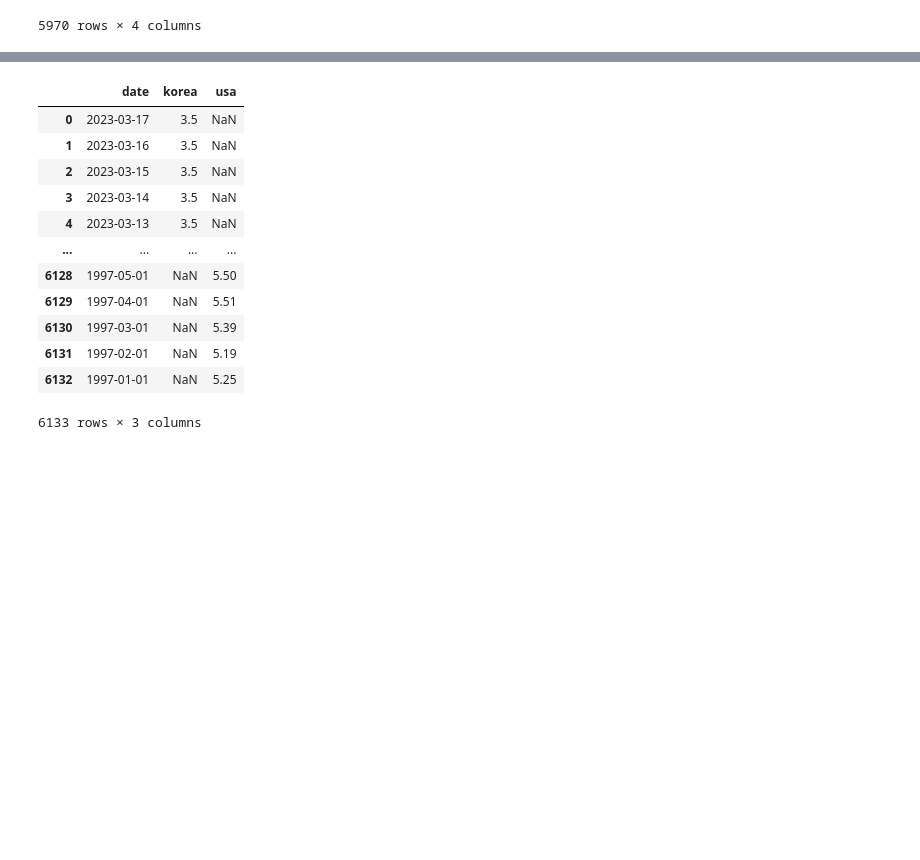
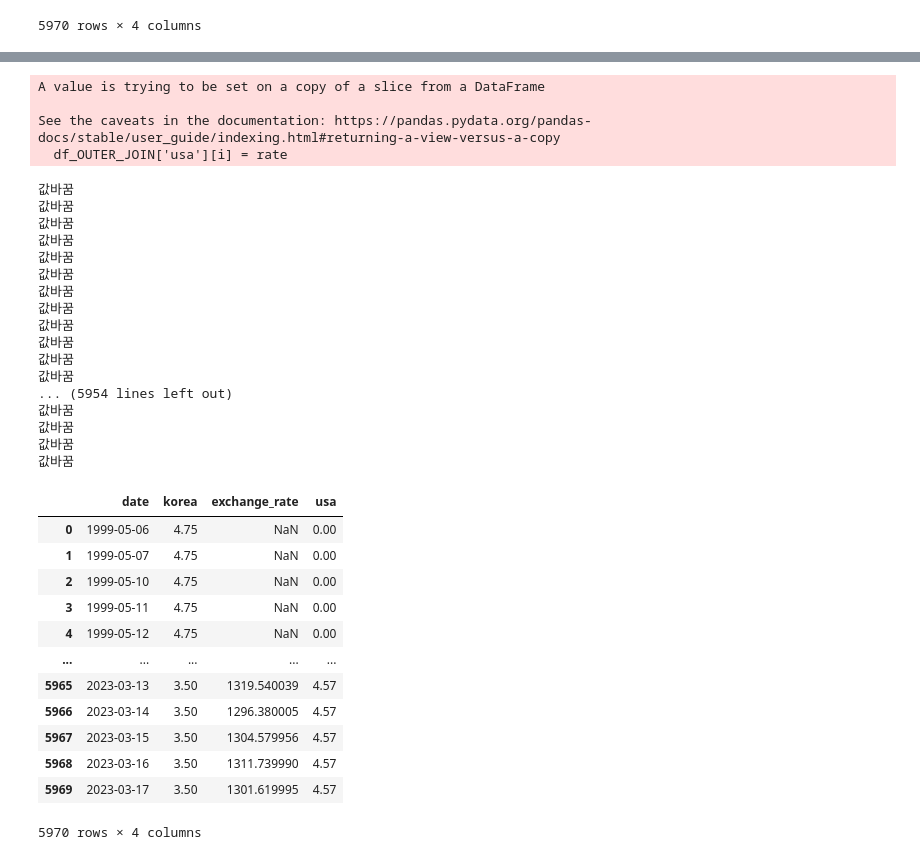
Before and after one commit to giokim12/data-preprocessing, a Jupyter notebook: interest_clean.ipynb, the cells around one changed output, grey strips where cells are left out. Cells and saved outputs as stored; diff of their text form; code cells hidden in the pictures; blank space fills up the shorter version.

```diff
--- a/interest_clean.ipynb
+++ b/interest_clean.ipynb
@@ -301,17 +199,47 @@ g
-# %%
-g = g.rename(columns={'usa_y':'usa', 'korea_y':'korea'})
-g
-# %% [output]
-|  | date | korea | usa |
-| 0 | 2023-03-17 | 3.5 | NaN |
-| 1 | 2023-03-16 | 3.5 | NaN |
-| 2 | 2023-03-15 | 3.5 | NaN |
-| 3 | 2023-03-14 | 3.5 | NaN |
-| 4 | 2023-03-13 | 3.5 | NaN |
-| ... | ... | ... | ... |
-| 6128 | 1997-05-01 | NaN | 5.50 |
-| 6129 | 1997-04-01 | NaN | 5.51 |
-| 6130 | 1997-03-01 | NaN | 5.39 |
-| 6131 | 1997-02-01 | NaN | 5.19 |
-| 6132 | 1997-01-01 | NaN | 5.25 |
-6133 rows × 3 columns
+# %%
+df_OUTER_JOIN['usa'] = pd.to_numeric(df_OUTER_JOIN['usa'], errors='coerce').fillna(0)
+rate = 0
+for i in range(len(df_OUTER_JOIN['usa'])):
+    if df_OUTER_JOIN['usa'][i] != 0:
+        rate = df_OUTER_JOIN['usa'][i]
+        print(rate, '값')
+    elif df_OUTER_JOIN['usa'][i] == 0:
+        df_OUTER_JOIN['usa'][i] = rate
+        print('값바꿈')
+
+df_OUTER_JOIN
+# %% [output]
+A value is trying to be set on a copy of a slice from a DataFrame
+
+See the caveats in the documentation: https://pandas.pydata.org/pandas-docs/stable/user_guide/indexing.html#returning-a-view-versus-a-copy
+  df_OUTER_JOIN['usa'][i] = rate
+값바꿈
+값바꿈
+값바꿈
+값바꿈
+값바꿈
+값바꿈
+값바꿈
+값바꿈
+값바꿈
+값바꿈
+값바꿈
+값바꿈
+... (5954 lines left out)
+값바꿈
+값바꿈
+값바꿈
+값바꿈
+|  | date | korea | exchange_rate | usa |
+| 0 | 1999-05-06 | 4.75 | NaN | 0.00 |
+| 1 | 1999-05-07 | 4.75 | NaN | 0.00 |
+| 2 | 1999-05-10 | 4.75 | NaN | 0.00 |
+| 3 | 1999-05-11 | 4.75 | NaN | 0.00 |
+| 4 | 1999-05-12 | 4.75 | NaN | 0.00 |
+| ... | ... | ... | ... | ... |
+| 5965 | 2023-03-13 | 3.50 | 1319.540039 | 4.57 |
+| 5966 | 2023-03-14 | 3.50 | 1296.380005 | 4.57 |
+| 5967 | 2023-03-15 | 3.50 | 1304.579956 | 4.57 |
+| 5968 | 2023-03-16 | 3.50 | 1311.739990 | 4.57 |
+| 5969 | 2023-03-17 | 3.50 | 1301.619995 | 4.57 |
+5970 rows × 4 columns
```
Also changed, not shown: parts of 9 cells of this notebook.
